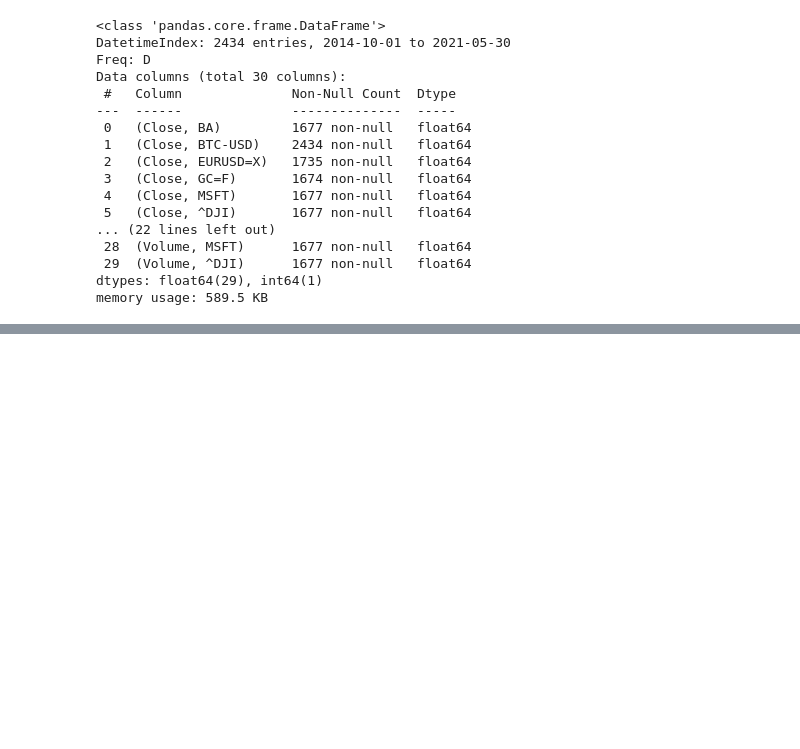
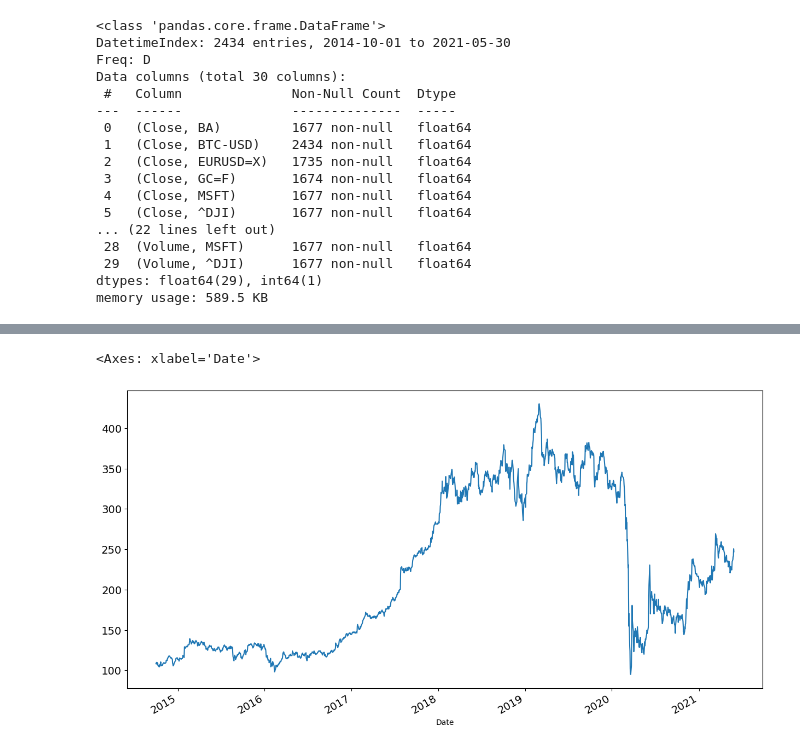
Before and after one commit to seanmayer/algo-trading-broker-testing, a Jupyter notebook: pandas-financial-data-analysis/yahooFinance.ipynb, the cells around one changed output, grey strips where cells are left out. Drawn from its saved outputs; the diff is of its cells as text; code cells hidden in the pictures; blank space fills up the shorter version.

```diff
--- a/pandas-financial-data-analysis/yahooFinance.ipynb
+++ b/pandas-financial-data-analysis/yahooFinance.ipynb
@@ -126,0 +207,2 @@ memory usage: 589.5 KB
+# %%
+df = df.swaplevel(axis = "columns").sort_index(axis = "columns") # Swap the levels of the columns
@@ -126,0 +261,2 @@ memory usage: 589.5 KB
+# %%
+close = df.Close.copy()
@@ -126,0 +292,5 @@ memory usage: 589.5 KB
+# %%
+close.BA.dropna().plot(figsize = (15,8), fontsize = 14)
+# %% [output]
+<Axes: xlabel='Date'>
+[figure, added]
```
Also changed, not shown: parts of 15 cells of this notebook.
